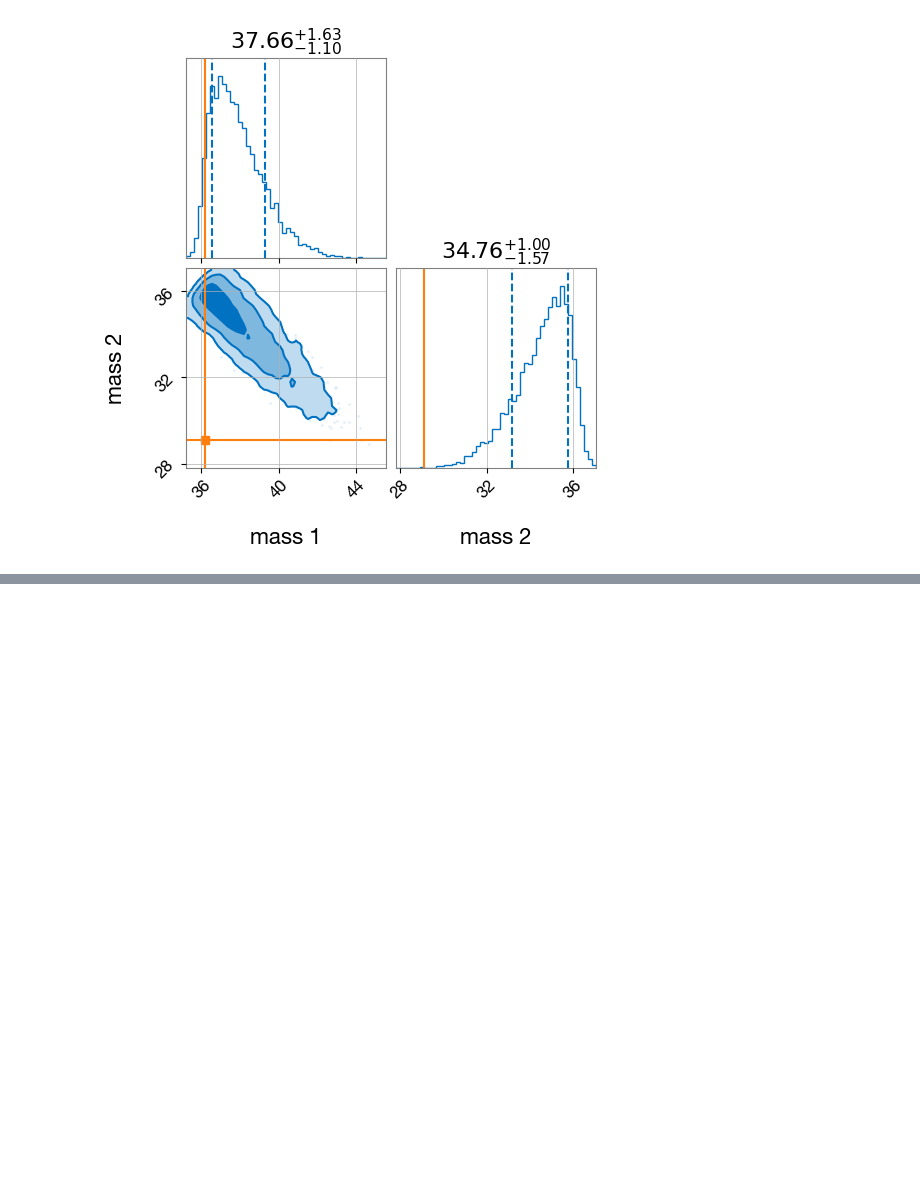
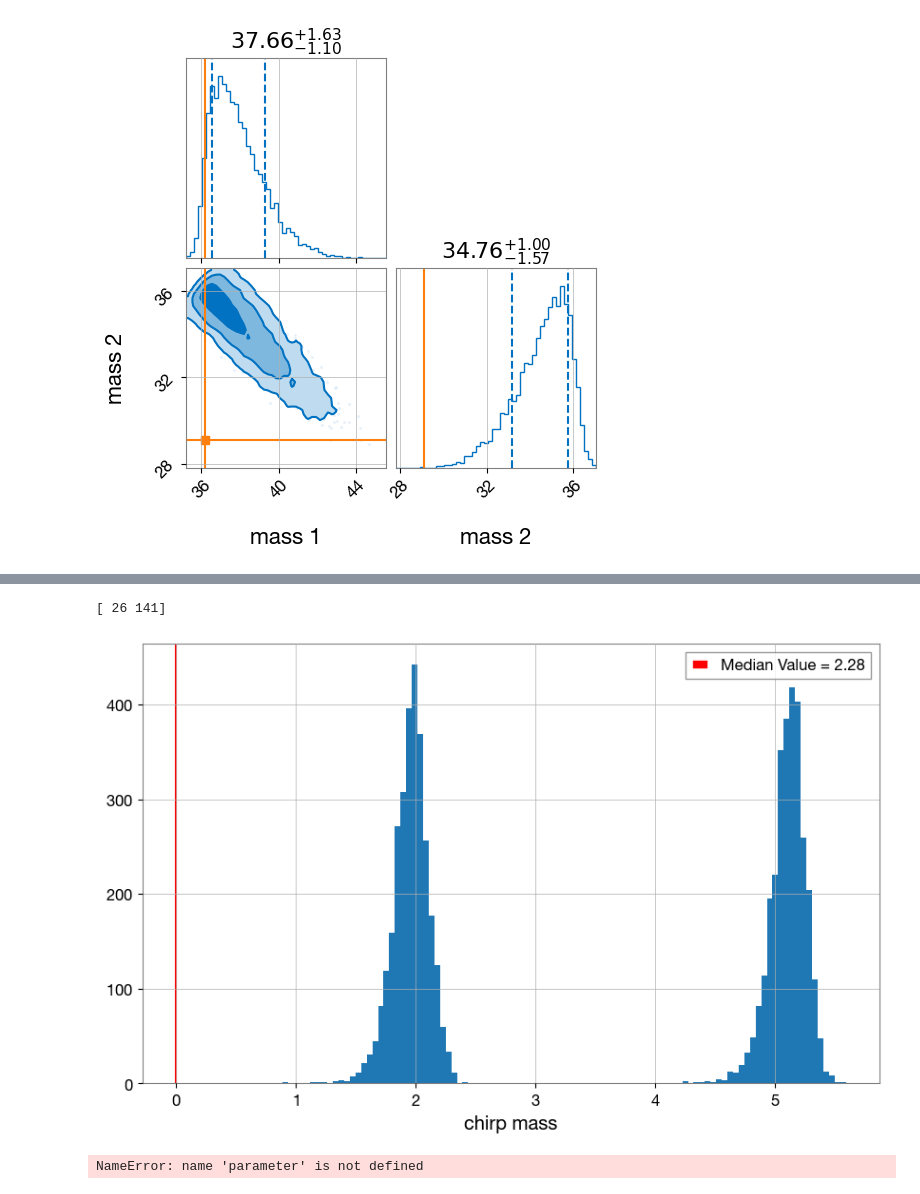
Before and after one commit to maxthebigcoda/astro-projects, a Jupyter notebook: parameter-estimation/bilby_real.ipynb, the cells around one changed output, grey strips where cells are left out. Drawn from its saved outputs; the diff is of its cells as text; code cells hidden in the pictures; blank space fills up the shorter version.

```diff
--- a/parameter-estimation/bilby_real.ipynb
+++ b/parameter-estimation/bilby_real.ipynb
@@ -393,0 +533,37 @@ TypeError: float() argument must be a string or a number, not 'Result'
+# %%
+parameter = dict(phase = 3.14)
+# parameter = dict(mass_1 = 36.2)
+result_short.plot_corner(parameter)
+
+from scipy.signal import find_peaks
+
+phase = result_short.posterior["phase"]
+
+
+
+lower_bound = np.quantile(phase, 0.05)
+upper_bound = np.quantile(phase, 0.95)
+median = np.quantile(phase, 0.5)
+midpoint = int(len(phase)/2)
+
+first_median = np.quantile(phase[:midpoint],0.5)
+# first_median_index = (first_median).argmin()
+peaks,_ = find_peaks(phase[:midpoint],height = 5.5)#,distance = 2)
+print(peaks)
+
+fig, ax = plt.subplots(figsize = (10,6))
+ax.hist(phase, bins=100,)
+# ax.axvspan(lower_bound, upper_bound, color='C1', alpha=0.4)
+# ax.axvline(lower_bound,linestyle = '--',color = 'green', label = f'Upper Bound = {upper_bound:.2f}',linewidth = 3)
+# ax.axvline(upper_bound,linestyle = '--',color = 'green', label = f'Lower Bound = {lower_bound:.2f}',linewidth = 3)
+ax.axvline(first_median_index, color='red',label = f'Median Value = {first_median:.2f}')
+ax.set_xlabel("chirp mass")
+plt.legend()
+plt.show()
+# %% [output]
+[ 26 141]
+[figure, added]
+# %%
+parameter
+# %% [output]
+NameError: name 'parameter' is not defined
```
Also changed, not shown: parts of 15 cells of this notebook, 2 other files.
